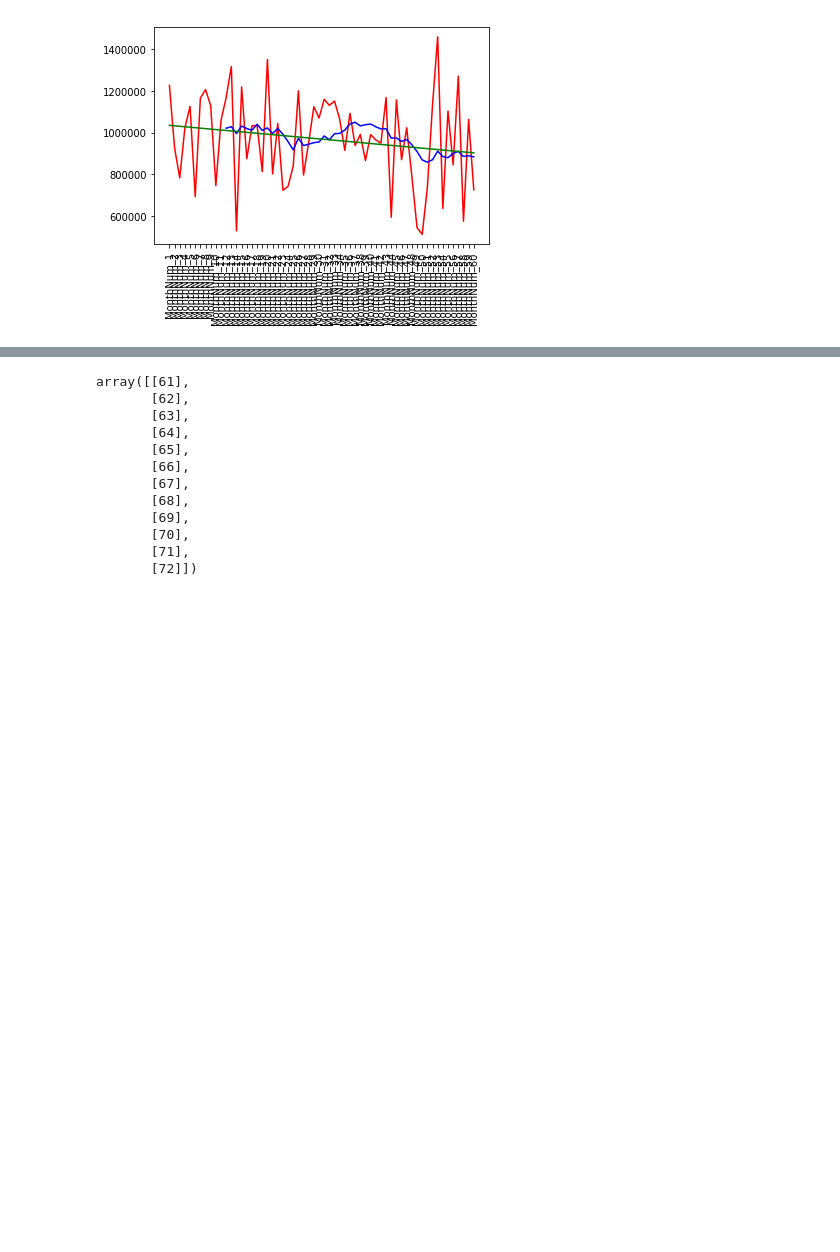
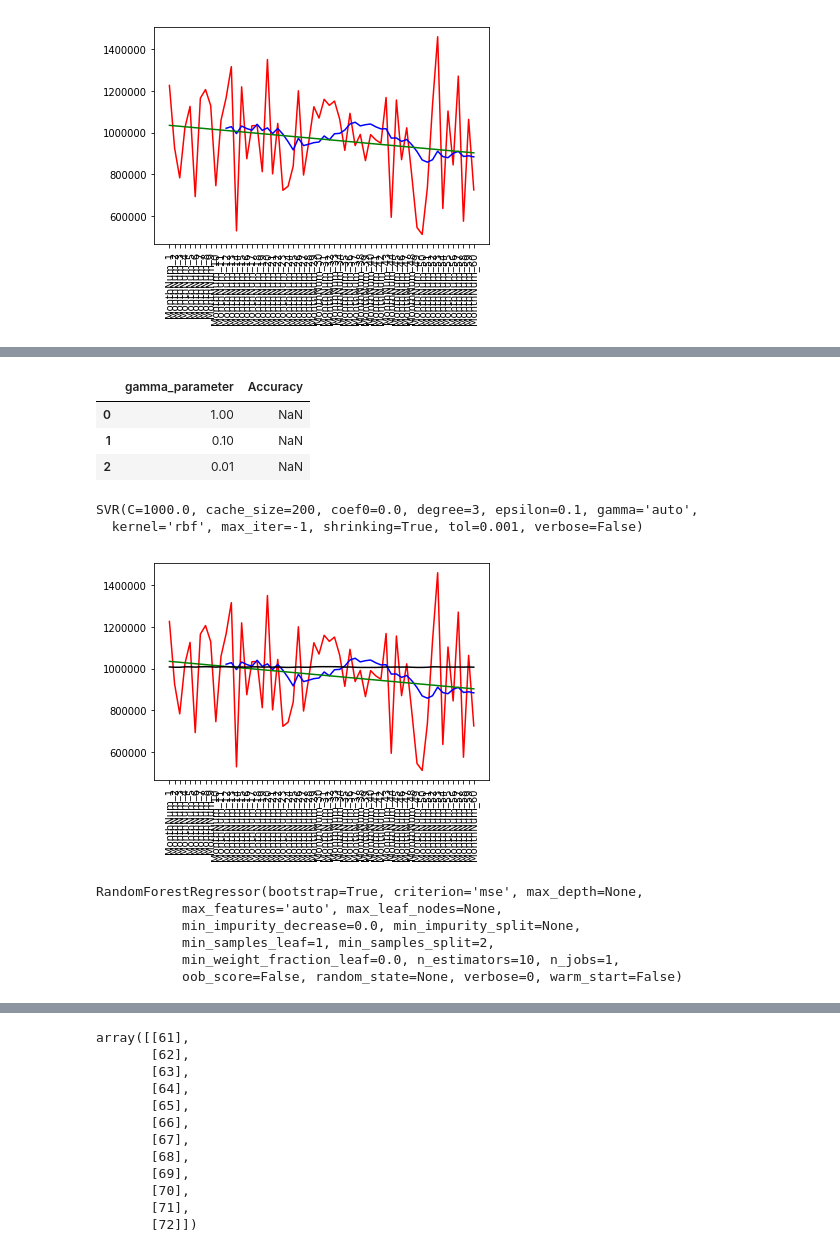
Before and after one commit to robineriksson/HackerRankSolutions, a Jupyter notebook: forecastPassenger/predictPassangers.ipynb, the cells around one changed output, grey strips where cells are left out. Cells and saved outputs as stored; diff of their text form; code cells hidden in the pictures; blank space fills up the shorter version.

```diff
--- a/forecastPassenger/predictPassangers.ipynb
+++ b/forecastPassenger/predictPassangers.ipynb
@@ -97,6 +88,3 @@ np.array(range(1,N+1)).shape[0]
-# %%
-X_train0 = np.array(range(1,N+1))
-X_train=X_train.reshape(X_train0.shape[0],1)
 # %%
 clf.fit(X_train,train)
 # %% [output]
@@ -104 +92,4 @@ SVR(C=1000, cache_size=200, coef0=0.0, degree=3, epsilon=0.1, gamma=0.1,
   kernel='rbf', max_iter=-1, shrinking=True, tol=0.001, verbose=False)
+# %%
+X = X_train
+y = train
@@ -104,0 +168,22 @@ SVR(C=1000, cache_size=200, coef0=0.0, degree=3, epsilon=0.1, gamma=0.1,
+# %%
+gamma_table
+# %% [output]
+|  | gamma_parameter | Accuracy |
+| 0 | 1.00 | NaN |
+| 1 | 0.10 | NaN |
+| 2 | 0.01 | NaN |
+# %%
+clf_best = SVR(kernel="rbf",C=C_best)
+clf_best.fit(X,y)
+# %% [output]
+SVR(C=1000.0, cache_size=200, coef0=0.0, degree=3, epsilon=0.1, gamma='auto',
+  kernel='rbf', max_iter=-1, shrinking=True, tol=0.001, verbose=False)
+# %%
+plt.plot(train_df.month,train_df.passengers,"r",
+        train_df.month,rm,"b",
+        res.predict(),'g',
+         clf_best.predict(X_train),'k')
+plt.xticks(rotation='vertical')
+pass
+# %% [output]
+[figure, added]
@@ -104,0 +192,10 @@ SVR(C=1000, cache_size=200, coef0=0.0, degree=3, epsilon=0.1, gamma=0.1,
+# %%
+model_rf = RandomForestRegressor()
+model_rf.fit(X,y)
+# %% [output]
+RandomForestRegressor(bootstrap=True, criterion='mse', max_depth=None,
+           max_features='auto', max_leaf_nodes=None,
+           min_impurity_decrease=0.0, min_impurity_split=None,
+           min_samples_leaf=1, min_samples_split=2,
+           min_weight_fraction_leaf=0.0, n_estimators=10, n_jobs=1,
+           oob_score=False, random_state=None, verbose=0, warm_start=False)
```
Also changed, not shown: parts of 16 cells of this notebook, 7 other files.
